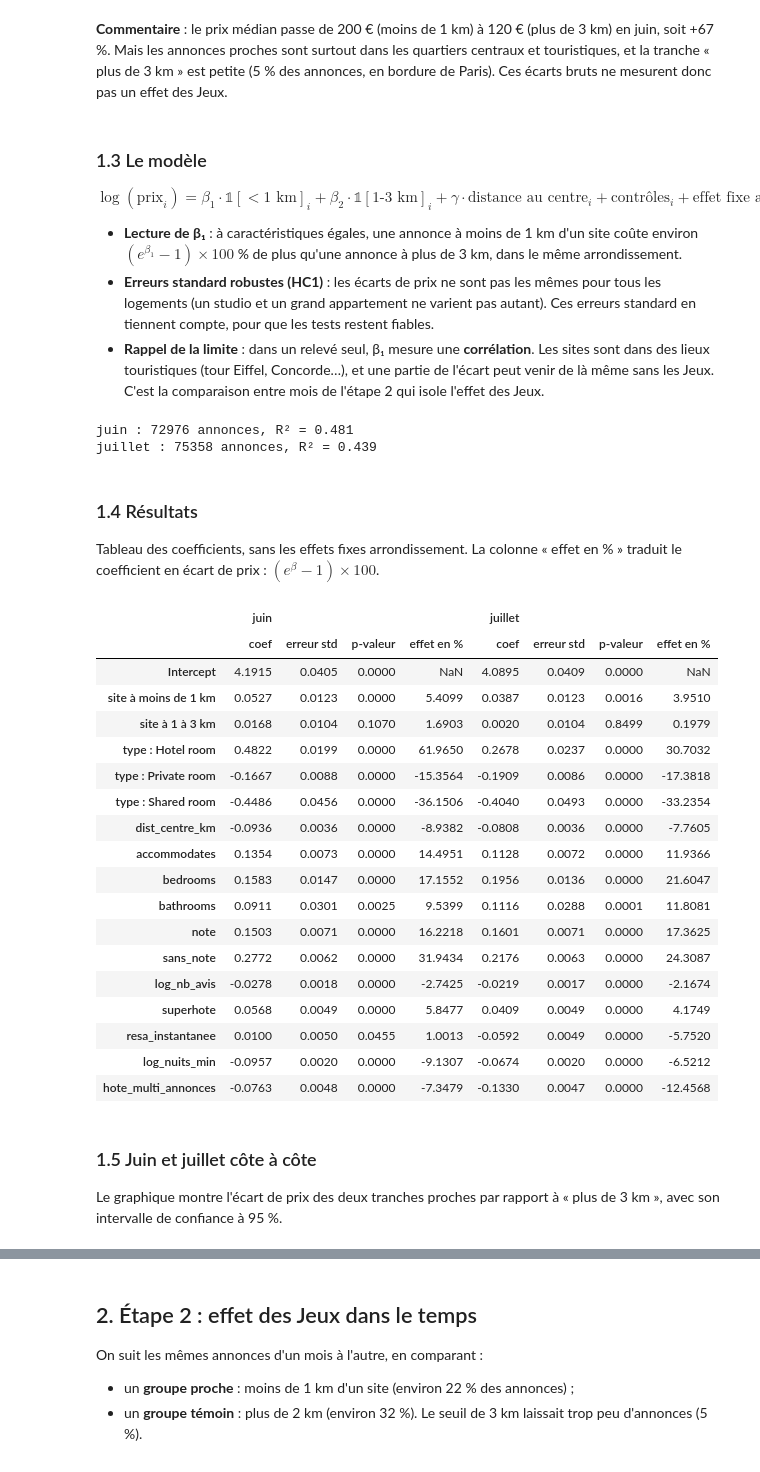
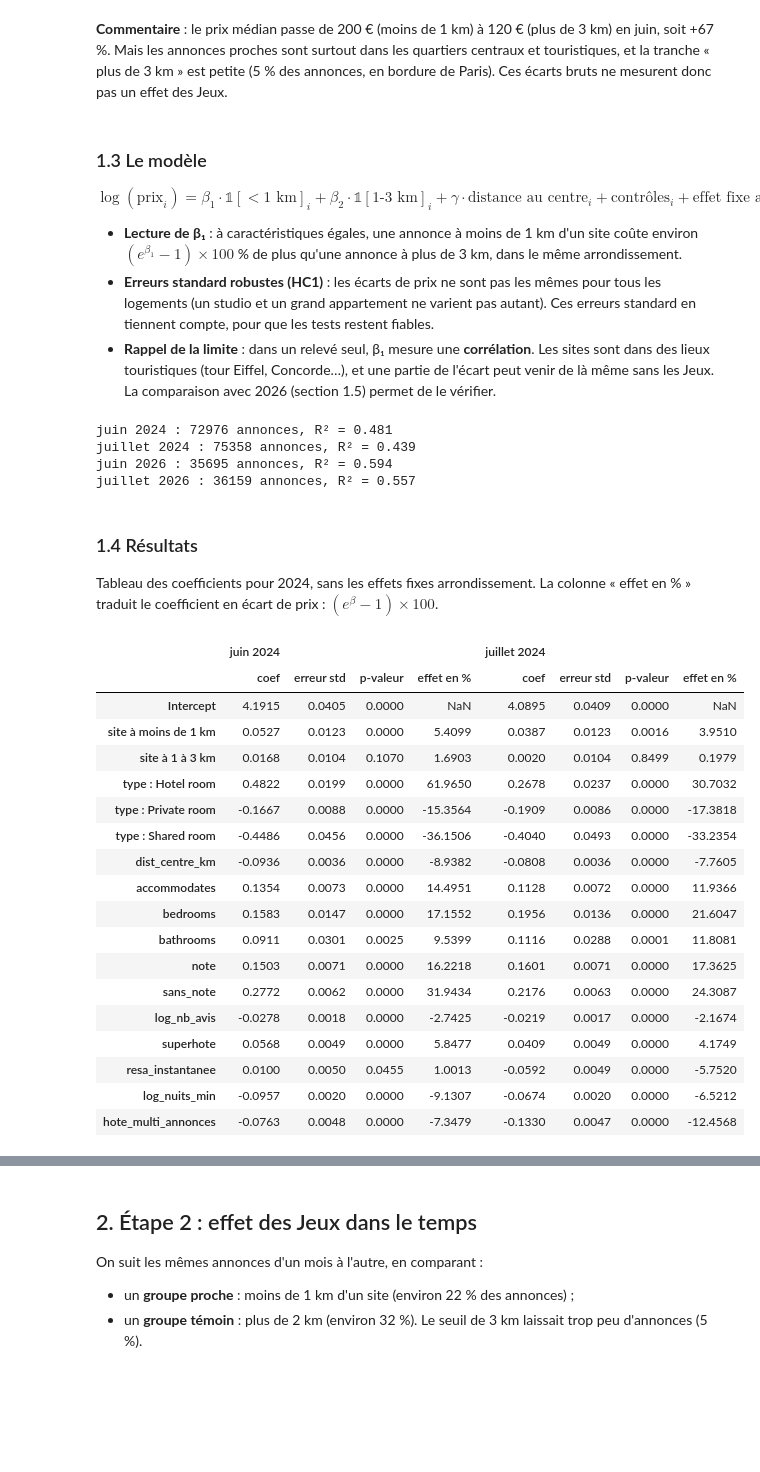
Before and after one commit to othmanerazki/Paris-2024-effet-olympique-sur-le-march-Airbnb, a Jupyter notebook: regression_sur_le_prix.ipynb, the cells around one changed output, grey strips where cells are left out. Cells and saved outputs as stored; diff of their text form; code cells hidden in the pictures; blank space fills up the shorter version.

```diff
--- a/regression_sur_le_prix.ipynb
+++ b/regression_sur_le_prix.ipynb
@@ -248,7 +249,8 @@ def preparer(annonces, sites):
 
 
 donnees = {}
-for mois in ["juin", "juillet"]:
-    print(mois, end=" : ")
-    donnees[mois] = preparer(charger_releve(mois), sites)
+for annee, charger in [(2024, charger_releve), (2026, charger_releve_2026)]:
+    for mois in ["juin", "juillet"]:
+        print(mois, annee, end=" : ")
+        donnees[f"{mois} {annee}"] = preparer(charger(mois), sites)
 # %% [output]
@@ -281,7 +285,7 @@ $$\log(\text{prix}_i) = \beta_1 \cdot \mathbb{1}[< 1\text{ km}]_i + \beta_2 \cdo
 
 - **Lecture de β₁** : à caractéristiques égales, une annonce à moins de 1 km d'un site coûte environ $(e^{\beta_1} - 1) \times 100$ % de plus qu'une annonce à plus de 3 km, dans le même arrondissement.
 - **Erreurs standard robustes (HC1)** : les écarts de prix ne sont pas les mêmes pour tous les logements (un studio et un grand appartement ne varient pas autant). Ces erreurs standard en tiennent compte, pour que les tests restent fiables.
-- **Rappel de la limite** : dans un relevé seul, β₁ mesure une **corrélation**. Les sites sont dans des lieux touristiques (tour Eiffel, Concorde…), et une partie de l'écart peut venir de là même sans les Jeux. C'est la comparaison entre mois de l'étape 2 qui isole l'effet des Jeux.
+- **Rappel de la limite** : dans un relevé seul, β₁ mesure une **corrélation**. Les sites sont dans des lieux touristiques (tour Eiffel, Concorde…), et une partie de l'écart peut venir de là même sans les Jeux. La comparaison avec 2026 (section 1.5) permet de le vérifier.
 # %%
 FORMULE = (
     "log_prix ~ C(tranche, Treatment('plus de 3 km'))"
@@ -292,36 +296,38 @@ FORMULE = (
     " + C(arrondissement)"
 )
 
-modeles = {mois: smf.ols(FORMULE, data=df).fit(cov_type="HC1") for mois, df in donnees.items()}
+modeles = {releve: smf.ols(FORMULE, data=df).fit(cov_type="HC1") for releve, df in donnees.items()}
 
 for mois, m in modeles.items():
     print(f"{mois} : {int(m.nobs)} annonces, R² = {m.rsquared:.3f}")
 # %% [output]
-juin : 72976 annonces, R² = 0.481
-juillet : 75358 annonces, R² = 0.439
+juin 2024 : 72976 annonces, R² = 0.481
+juillet 2024 : 75358 annonces, R² = 0.439
+juin 2026 : 35695 annonces, R² = 0.594
+juillet 2026 : 36159 annonces, R² = 0.557
 # %% [markdown]
 ### 1.4 Résultats
 
-Tableau des coefficients, sans les effets fixes arrondissement. La colonne « effet en % » traduit le coefficient en écart de prix : $(e^{\beta} - 1) \times 100$.
+Tableau des coefficients pour 2024, sans les effets fixes arrondissement. La colonne « effet en % » traduit le coefficient en écart de prix : $(e^{\beta} - 1) \times 100$.
 # %%
 def tableau(modele):
     t = pd.DataFrame({
         "coef": modele.params,
         "erreur std": modele.bse,
         "p-valeur": modele.pvalues,
         "effet en %": (np.exp(modele.params) - 1) * 100,
     })
     t.loc["Intercept", "effet en %"] = np.nan  # sans interprétation pour la constante
     t = t[~t.index.str.startswith("C(arrondissement)")]
     t.index = (t.index
                .str.replace(r"C\(tranche, Treatment\('plus de 3 km'\)\)\[T\.(.*)\]", r"site à \1", regex=True)
                .str.replace(r"C\(room_type\)\[T\.(.*)\]", r"type : \1", regex=True))
     return t.round(4)
 
 
-pd.concat({mois: tableau(m) for mois, m in modeles.items()}, axis=1)
+pd.concat({releve: tableau(m) for releve, m in modeles.items() if "2024" in releve}, axis=1)
 # %% [output]
-|  | juin |  |  |  | juillet |  |  |  |
+|  | juin 2024 |  |  |  | juillet 2024 |  |  |  |
 |  | coef | erreur std | p-valeur | effet en % | coef | erreur std | p-valeur | effet en % |
 | Intercept | 4.1915 | 0.0405 | 0.0000 | NaN | 4.0895 | 0.0409 | 0.0000 | NaN |
 | site à moins de 1 km | 0.0527 | 0.0123 | 0.0000 | 5.4099 | 0.0387 | 0.0123 | 0.0016 | 3.9510 |
@@ -340,7 +346,3 @@ pd.concat({mois: tableau(m) for mois, m in modeles.items()}, axis=1)
 | resa_instantanee | 0.0100 | 0.0050 | 0.0455 | 1.0013 | -0.0592 | 0.0049 | 0.0000 | -5.7520 |
 | log_nuits_min | -0.0957 | 0.0020 | 0.0000 | -9.1307 | -0.0674 | 0.0020 | 0.0000 | -6.5212 |
 | hote_multi_annonces | -0.0763 | 0.0048 | 0.0000 | -7.3479 | -0.1330 | 0.0047 | 0.0000 | -12.4568 |
-# %% [markdown]
-### 1.5 Juin et juillet côte à côte
-
-Le graphique montre l'écart de prix des deux tranches proches par rapport à « plus de 3 km », avec son intervalle de confiance à 95 %.
```
Also changed, not shown: parts of 19 cells of this notebook.
